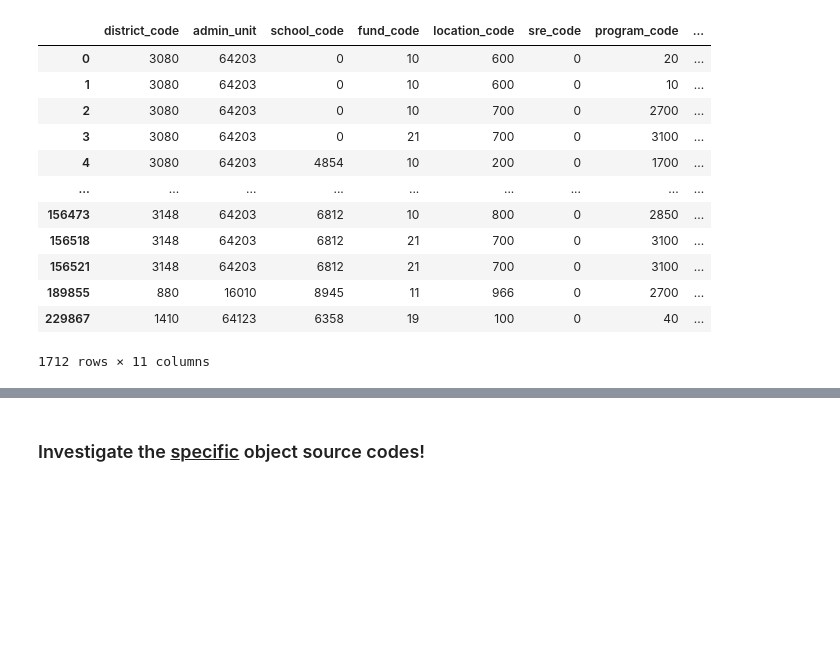
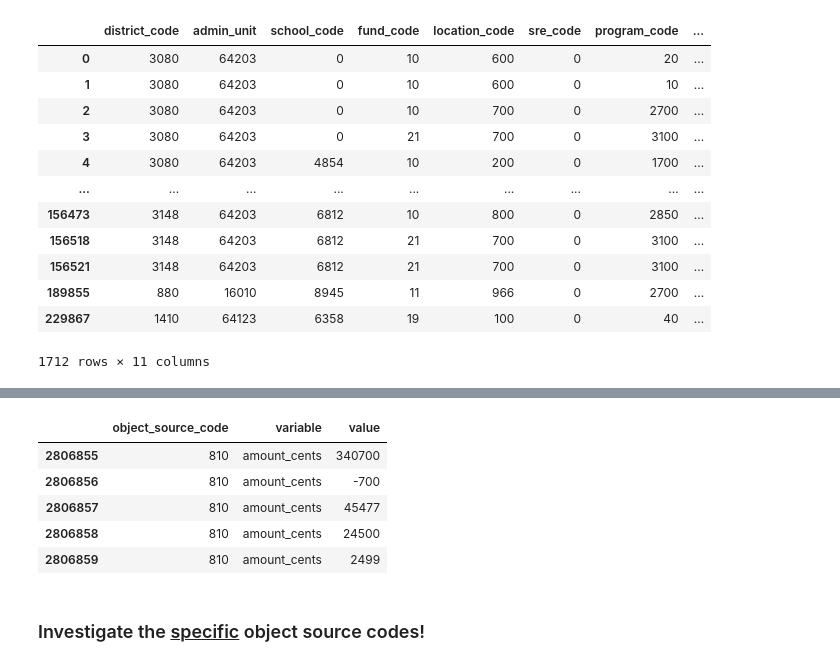
Before and after one commit to stacysandy/Data-Science-Practicum-II, a Jupyter notebook: Stacey_Sandy-Practicum_II.ipynb, the cells around one changed output, grey strips where cells are left out. Drawn from its saved outputs; the diff is of its cells as text; code cells hidden in the pictures; blank space fills up the shorter version.

```diff
--- a/Stacey_Sandy-Practicum_II.ipynb
+++ b/Stacey_Sandy-Practicum_II.ipynb
@@ -426,0 +477,9 @@ COK12_groupByOSC.head()
+# %%
+longOSC.tail()
+# %% [output]
+|  | object_source_code | variable | value |
+| 2806855 | 810 | amount_cents | 340700 |
+| 2806856 | 810 | amount_cents | -700 |
+| 2806857 | 810 | amount_cents | 45477 |
+| 2806858 | 810 | amount_cents | 24500 |
+| 2806859 | 810 | amount_cents | 2499 |
```
Also changed, not shown: parts of 70 cells of this notebook.
